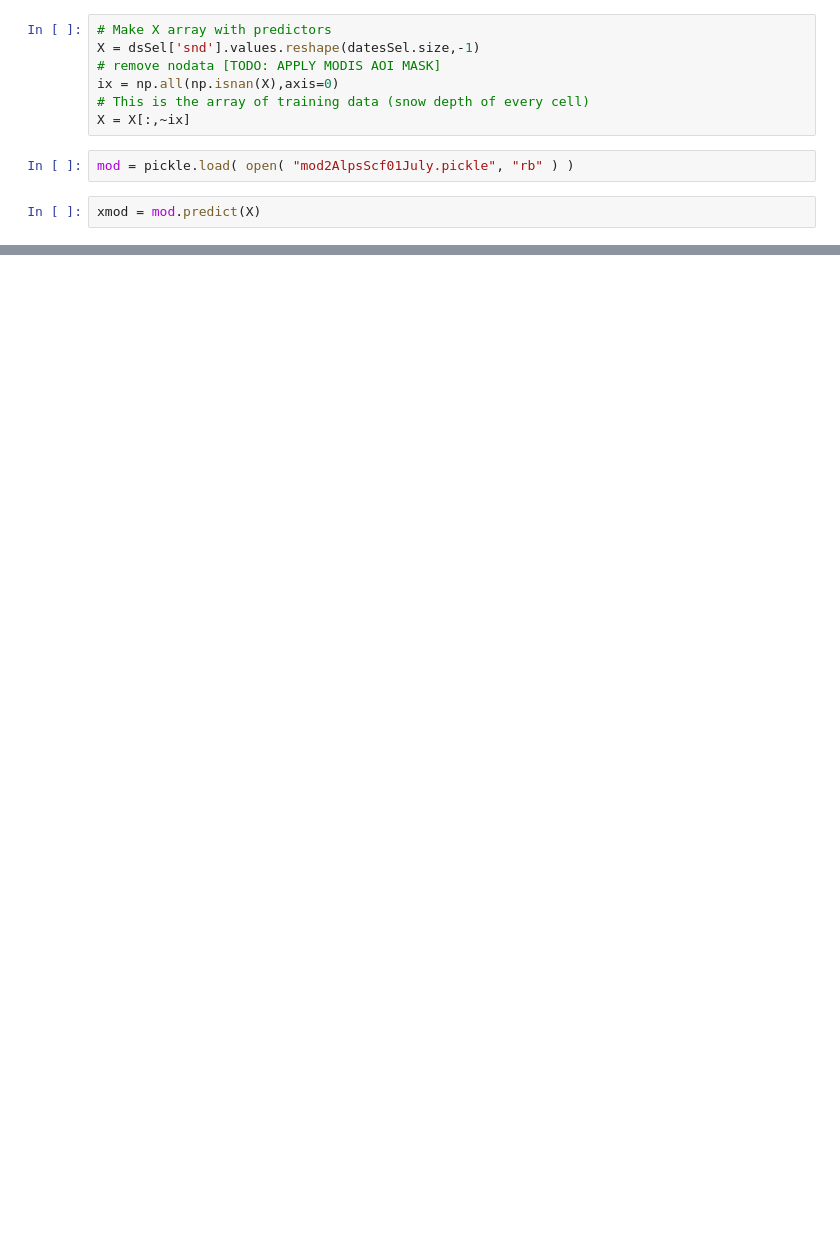
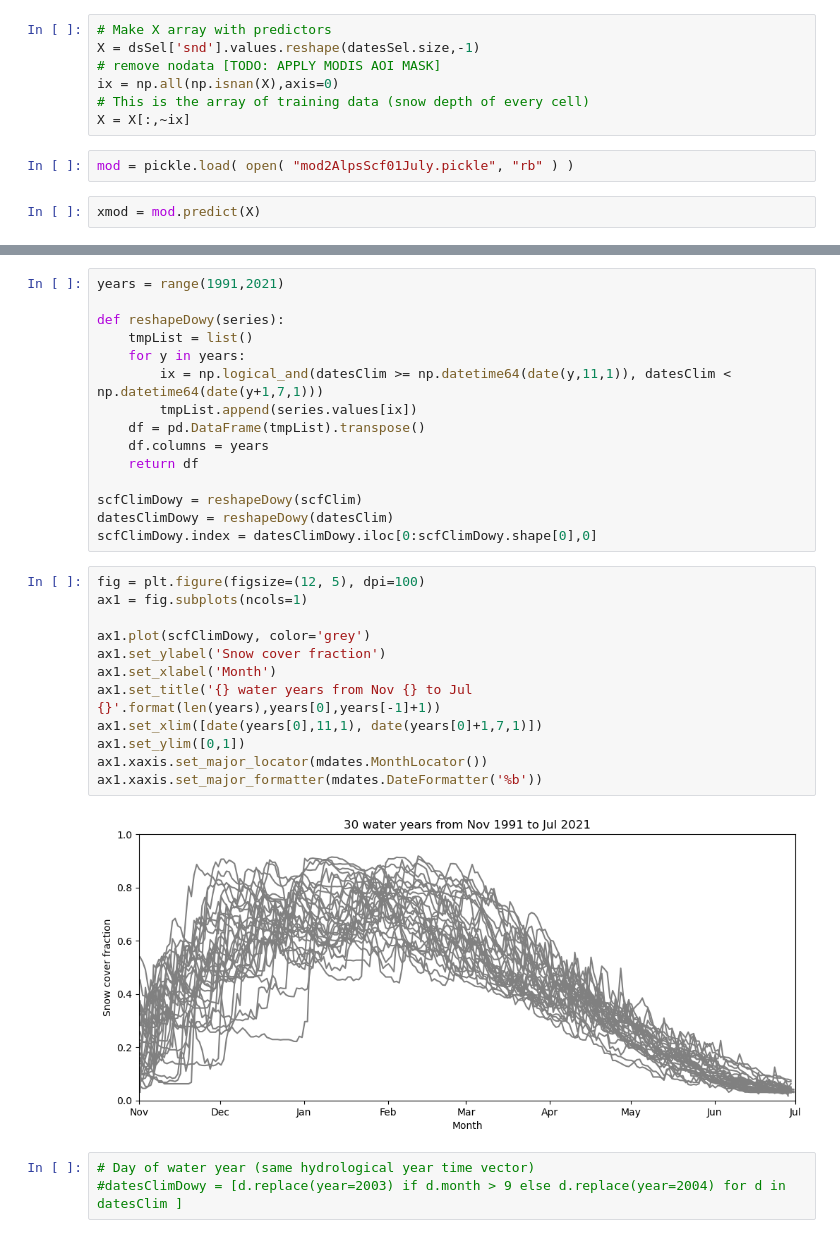
Before and after one commit to sgascoin/ModisExtension, a Jupyter notebook: inferScf.ipynb, the cells around one changed output, grey strips where cells are left out. Saved outputs shown, nothing was run; the diff lists cells and outputs as text; blank space fills up the shorter version.

```diff
--- a/inferScf.ipynb
+++ b/inferScf.ipynb
@@ -86 +127,33 @@ for year in range(1991,2021,2):
 ... (3 outputs left out)
+# %%
+years = range(1991,2021)
+
+def reshapeDowy(series):
+    tmpList = list()
+    for y in years:
+        ix = np.logical_and(datesClim >= np.datetime64(date(y,11,1)), datesClim < np.datetime64(date(y+1,7,1)))
+        tmpList.append(series.values[ix])
+    df = pd.DataFrame(tmpList).transpose()
+    df.columns = years
+    return df
+
+scfClimDowy = reshapeDowy(scfClim)
+datesClimDowy = reshapeDowy(datesClim)
+scfClimDowy.index = datesClimDowy.iloc[0:scfClimDowy.shape[0],0]
+# %%
+fig = plt.figure(figsize=(12, 5), dpi=100)
+ax1 = fig.subplots(ncols=1)
+
+ax1.plot(scfClimDowy, color='grey')
+ax1.set_ylabel('Snow cover fraction')
+ax1.set_xlabel('Month')
+ax1.set_title('{} water years from Nov {} to Jul {}'.format(len(years),years[0],years[-1]+1))
+ax1.set_xlim([date(years[0],11,1), date(years[0]+1,7,1)])
+ax1.set_ylim([0,1])
+ax1.xaxis.set_major_locator(mdates.MonthLocator())
+ax1.xaxis.set_major_formatter(mdates.DateFormatter('%b'))
+# %% [output]
+[figure, added]
+# %%
+# Day of water year (same hydrological year time vector)
+#datesClimDowy = [d.replace(year=2003) if d.month > 9 else d.replace(year=2004) for d in datesClim ]
```
Also changed, not shown: parts of 11 cells of this notebook, 1 other file.
